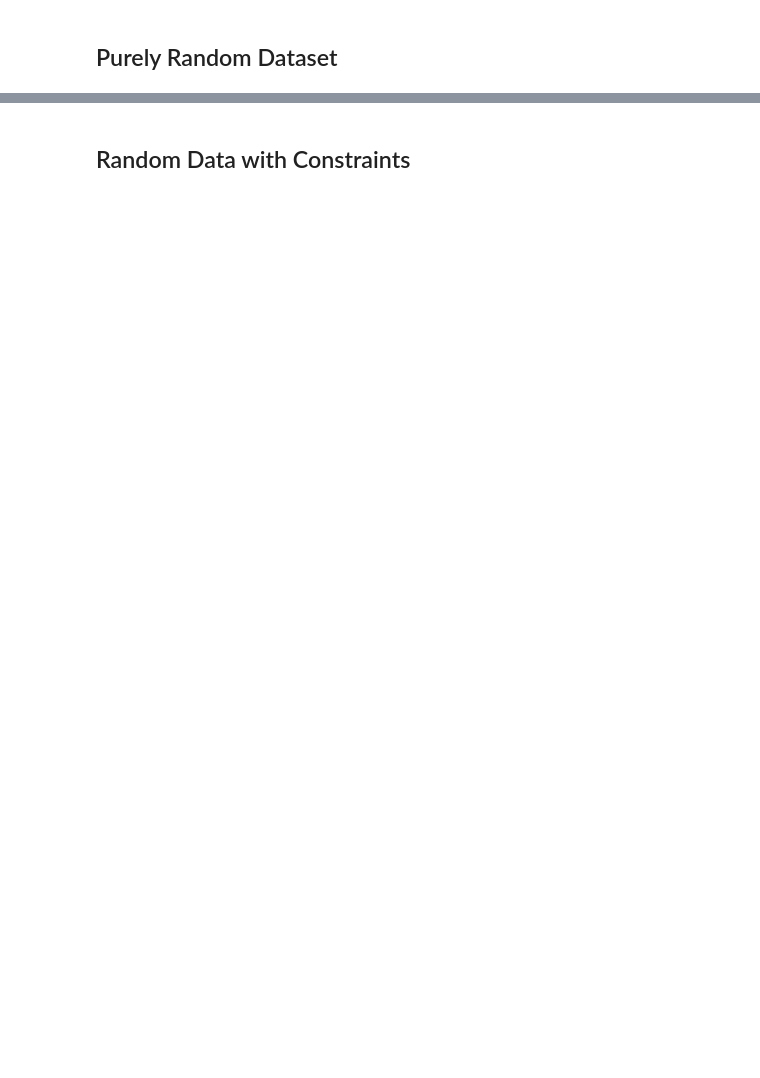
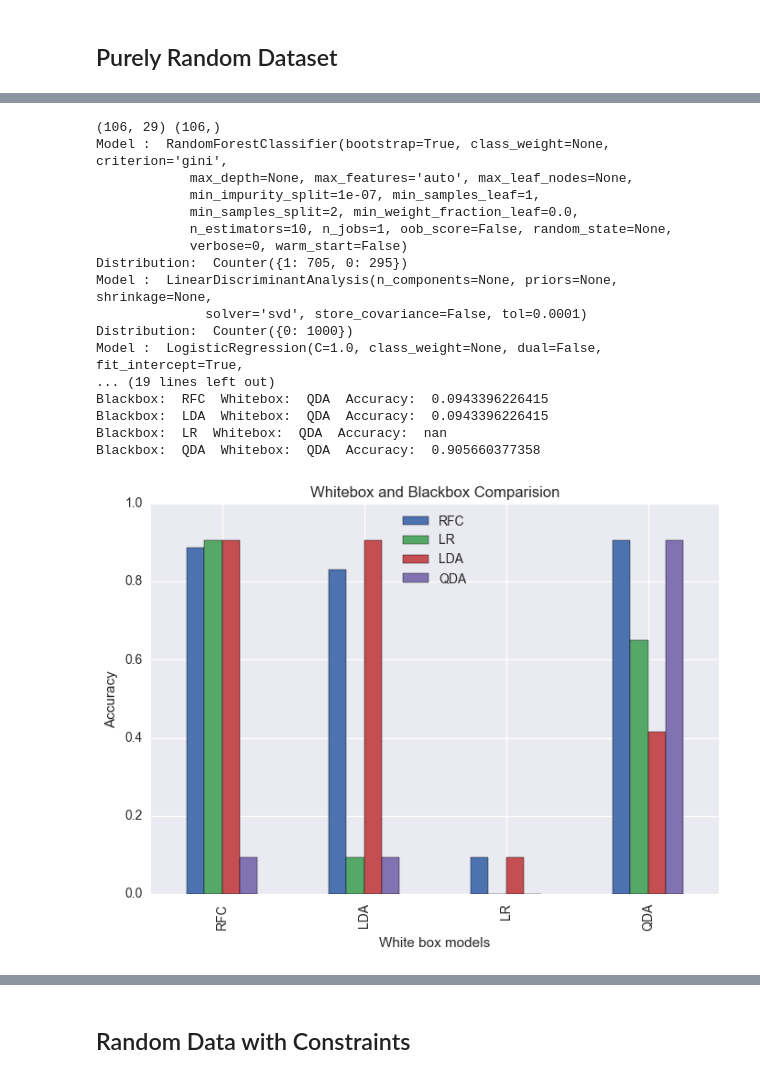
Before and after one commit to najeeb97khan/Cloning, a Jupyter notebook: Final/Experiment Sheet.ipynb, the cells around one changed output, grey strips where cells are left out. Cells and saved outputs as stored; diff of their text form; code cells hidden in the pictures; blank space fills up the shorter version.

```diff
--- a/Final/Experiment Sheet.ipynb
+++ b/Final/Experiment Sheet.ipynb
@@ -212,0 +265,47 @@ Blackbox:  QDA  Whitebox:  QDA  Accuracy:  0.380952380952
+# %%
+## Bridges Dataset
+with open('../../../Dataset/Bridges/train.pkl', 'rb') as fp:
+    data = pkl.load(fp)
+with open('../../../Dataset/Bridges/label.pkl', 'rb') as fp:
+    label = pkl.load(fp)
+feature_names = data.columns
+X = data.values
+y = label
+print X.shape, y.shape
+random = Random(X, y,feature_names)
+random.create_random_data(generate_pure_random, 1000, data_needed=False)
+models = [RandomForestClassifier(), LogisticRegression(), LinearDiscriminantAnalysis(), QuadraticDiscriminantAnalysis()]
+names = ['RFC', 'LR','LDA', 'QDA']
+blacbox_acc = random.fit_blackbox_models(models, names)
+random.generate_labels(names)
+whitebox = models
+whitebox_acc = random.report_whitebox_accuracy(whitebox, names)
+random.plot(whitebox_acc, names)
+plt.show()
+
+##Blackbox accuracy plot
+plt.plot(blacbox_acc)
+plt.xlabel('Black Box Models')
+plt.ylabel('Accuracy')
+plt.title('Black Box Accuracy on Original Data')
+plt.xticks(np.arange(len(names)), names)
+plt.show()
+# %% [output]
+(106, 29) (106,)
+Model :  RandomForestClassifier(bootstrap=True, class_weight=None, criterion='gini',
+            max_depth=None, max_features='auto', max_leaf_nodes=None,
+            min_impurity_split=1e-07, min_samples_leaf=1,
+            min_samples_split=2, min_weight_fraction_leaf=0.0,
+            n_estimators=10, n_jobs=1, oob_score=False, random_state=None,
+            verbose=0, warm_start=False)
+Distribution:  Counter({1: 705, 0: 295})
+Model :  LinearDiscriminantAnalysis(n_components=None, priors=None, shrinkage=None,
+              solver='svd', store_covariance=False, tol=0.0001)
+Distribution:  Counter({0: 1000})
+Model :  LogisticRegression(C=1.0, class_weight=None, dual=False, fit_intercept=True,
+... (19 lines left out)
+Blackbox:  RFC  Whitebox:  QDA  Accuracy:  0.0943396226415
+Blackbox:  LDA  Whitebox:  QDA  Accuracy:  0.0943396226415
+Blackbox:  LR  Whitebox:  QDA  Accuracy:  nan
+Blackbox:  QDA  Whitebox:  QDA  Accuracy:  0.905660377358
+[figure, added]
```
Also changed, not shown: parts of 15 cells of this notebook, 2 other files.
